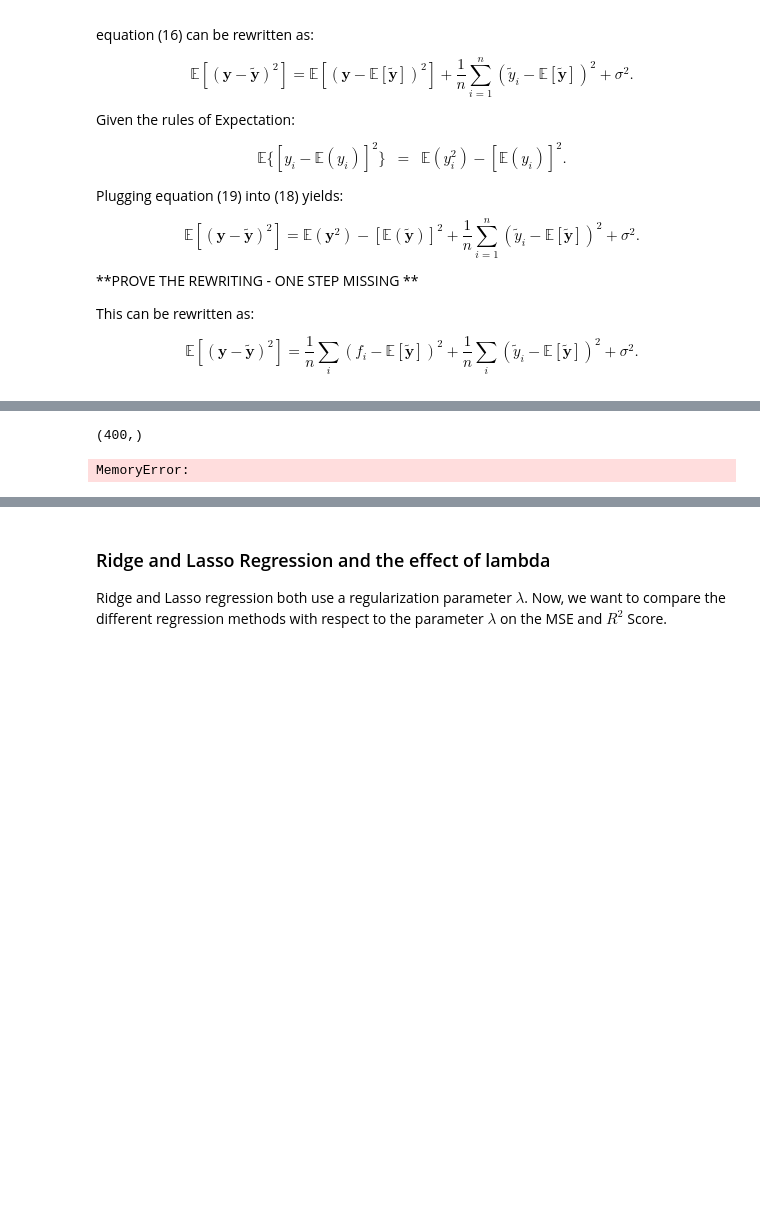
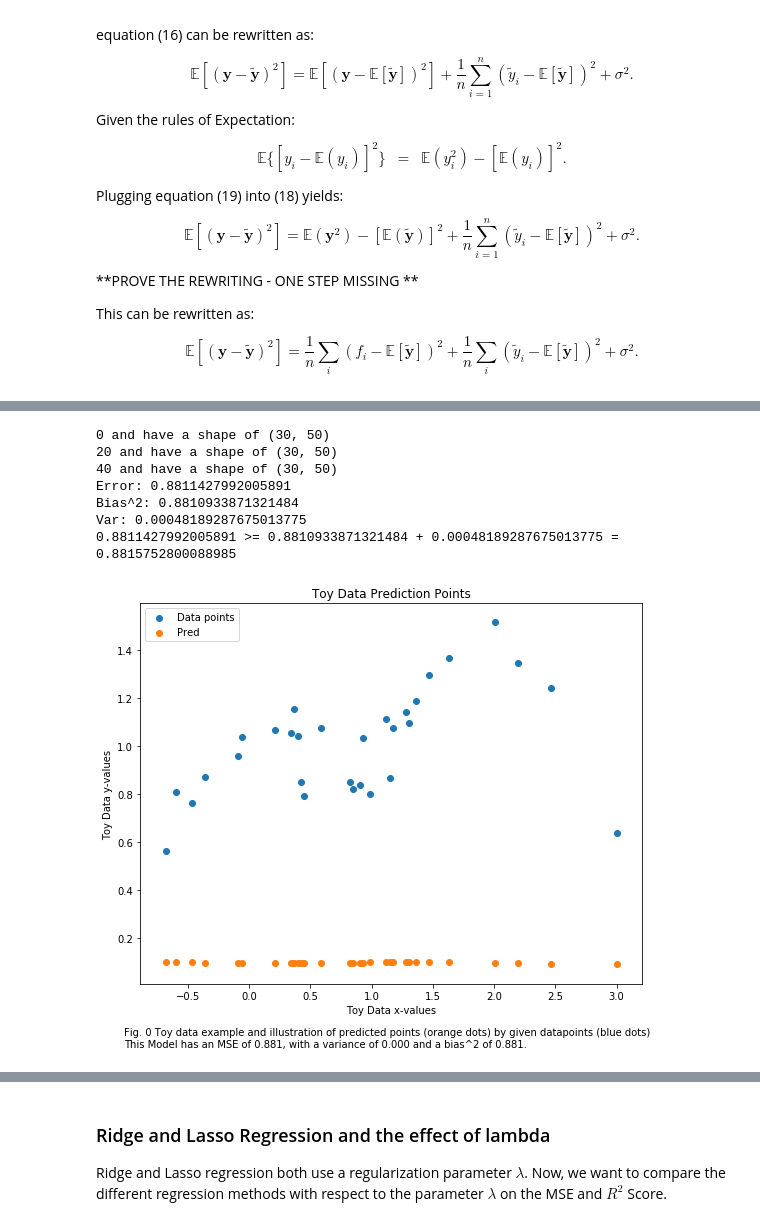
Before and after one commit to lenlehm/Credit_Card_Analysis, a Jupyter notebook: RegressionAnalysisAndResampling.ipynb, the cells around one changed output, grey strips where cells are left out. Cells and saved outputs as stored; diff of their text form; code cells hidden in the pictures; blank space fills up the shorter version.

Commit message:
Added a image for explaination, updated Code

```diff
--- a/RegressionAnalysisAndResampling.ipynb
+++ b/RegressionAnalysisAndResampling.ipynb
@@ -467,11 +467,9 @@ But now let's plot the bias-variance tradeoff for our regression model:
 # Check the Bias Variance tradeoff for my model w.r.t. the polynomial degree and the datapoints used.
 from sklearn.utils import resample
 
-np.random.seed(2018)
-
-n = 500
-n_boostraps = 100
-degree = 8
+n = 100
+n_boostraps = 50
+degree = 5
 
 regresser = lehmannsch_enchantment(function=FrankeFunction, n=n, degree=degree)
 
@@ -481,45 +479,53 @@ X_test = regresser.X_test_raw
 y_test = regresser.y_test_raw
 
 testing_designX  = CreateDesignMatrix_X(X_test, y_test, regresser.degree)
 ## Combine x transformation and model into one operation.
 ## Not neccesary, but convenient.
 #model = make_pipeline(PolynomialFeatures(degree=degree), LinearRegression(fit_intercept=False))
 
 # The following (m x n_bootstraps) matrix holds the column vectors y_pred
 # for each bootstrap iteration.
 y_pred = np.empty((y_test.shape[0], n_boostraps))
 for i in range(n_boostraps):
     x_, y_ = resample(X_train, y_train)
-    print(x_.shape)
     # mesh it
     x_, y_ = np.meshgrid(x_, y_)
 
     # Now let's fit the OLS model to the Train dataset (dataset split in the RegressionMethod Class)
     regresser.Lehmann_OLS_fit(x_, y_, split=True, noise=False)
     regresser.Lehmann_Predictions('OLS', testing_designX, split=True)
 
     # Evaluate the new model on the same test data each time.
     y_pred[:, i] = regresser.lehmann_prediction.ravel()
+    if i % 20 == 0:
+        print(str(i) + " and have a shape of " + str(y_pred.shape))
 
-# Note: Expectations and variances taken w.r.t. different training
-# data sets, hence the axis=1. Subsequent means are taken across the test data
-# set in order to obtain a total value, but before this we have error/bias/variance
-# calculated per data point in the test set.
-# Note 2: The use of keepdims=True is important in the calculation of bias as this
-# maintains the column vector form. Dropping this yields very unexpected results.
-error = np.mean( np.mean((y_test - y_pred)**2, axis=1, keepdims=True) )
+#calculating the MSE, bias and variance of the data
+error = np.mean( np.mean((y_test - np.mean(y_pred, axis=1))**2) )
 bias = np.mean( (y_test - np.mean(y_pred, axis=1, keepdims=True))**2 )
 variance = np.mean( np.var(y_pred, axis=1, keepdims=True) )
 print('Error:', error)
 print('Bias^2:', bias)
 print('Var:', variance)
-print('{} >= {} + {} = {}'.format(error, bias, variance, bias+variance))
 
-plt.plot(x[::5, :], y[::5, :], label='f(x)')
-plt.scatter(x_test, y_test, label='Data points')
-plt.scatter(x_test, np.mean(y_pred, axis=1), label='Pred')
-plt.legend()
+txt = 'Fig. 0 Toy data example and illustration of predicted points (orange dots) by given datapoints (blue dots)\nThis Model has an MSE of {:.3f}, with a variance of {:.3f} and a bias^2 of {:.3f}.'.format(error, variance, bias)
+
+fig = plt.figure(figsize=(9,7))
+plt.scatter(X_test, y_test, label='Data points')
+plt.scatter(X_test, np.mean(y_pred, axis=1), label='Pred')
+plt.ylabel("Toy Data y-values")
+plt.xlabel("Toy Data x-values")
+plt.legend(loc="upper left")
+plt.title("Toy Data Prediction Points")
+plt.savefig(plot_dir + '\\toy_data_regression.png', transparent=True, bbox_inches='tight')
+fig.text(0.1, 0, txt)
 plt.show()
 # %% [output]
-(400,)
+0 and have a shape of (30, 50)
+20 and have a shape of (30, 50)
+40 and have a shape of (30, 50)
+Error: 0.8811427992005891
+Bias^2: 0.8810933871321484
+Var: 0.00048189287675013775
+0.8811427992005891 >= 0.8810933871321484 + 0.00048189287675013775 = 0.8815752800088985
-MemoryError:
+[figure, added]
```
Also changed, not shown: parts of 7 cells of this notebook, 2 other files.
